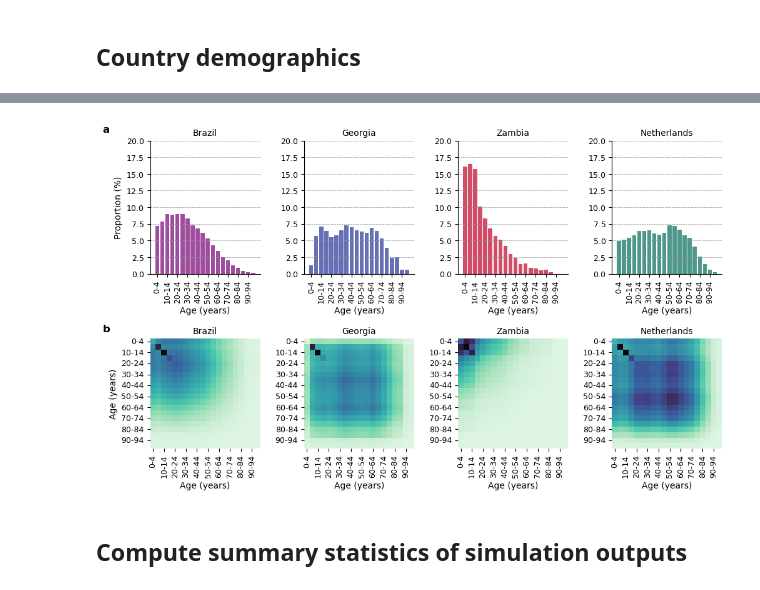
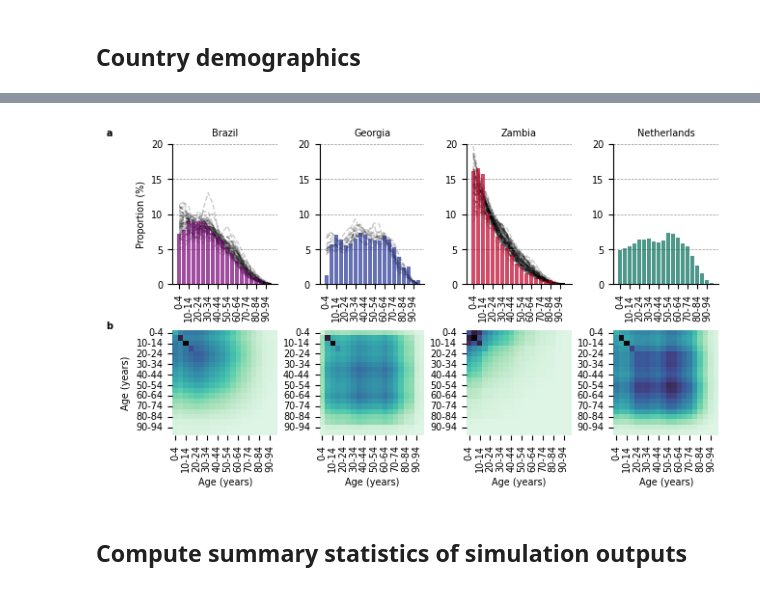
Before and after one commit to AMC-LAEB/PATAT-sim, a Jupyter notebook: projects/av_therapeutics/han-et-al_av_therapeutics.ipynb, the cells around one changed output, grey strips where cells are left out. Cells and saved outputs as stored; diff of their text form; code cells hidden in the pictures.

```diff
--- a/projects/av_therapeutics/han-et-al_av_therapeutics.ipynb
+++ b/projects/av_therapeutics/han-et-al_av_therapeutics.ipynb
@@ -55,3 +52,14 @@ Mean testing rate in NL (2021 - Q1/2022) =  7551.743032789028
 Mean testing rate in NL (Q2/2022) =  640.8287955417419
 # %% [markdown]
 ## Country demographics
+# %%
+age_bins = ['0-4', '5-9', '10-14', '15-19', '20-24', '25-29', '30-34', '35-39', '40-44', '45-49', '50-54', '55-59', '60-64', '65-69', '70-74', '75-79', '80-84', '85-89', '90-94', '95-99']
+age_df = pd.read_excel('./data/WPP2022_POP_F02_1_POPULATION_5-YEAR_AGE_GROUPS_BOTH_SEXES.xlsx')
+age_df = age_df[~pd.isna(age_df['ISO3 Alpha-code'])&(age_df['Year']==2021)].set_index("ISO3 Alpha-code")
+age_df['95-99'] = age_df['95-99'] + age_df['100+']
+age_df = age_df[age_bins]
+age_df = age_df.div(age_df.sum(axis=1), axis=0)
+display (age_df.head())
+
+match_lmic_df = pd.read_csv('./data/lmic_age_structure_match.csv')
+match_lmic_df.head()
@@ -63,48 +85,74 @@ country_cols = {"brazil":['#f768a1','#c51b8a','#7a0177'],
                 "netherlands":['#67a9cf','#1c9099','#016c59']}
 
 country_to_age_struc = {}
 with plt.style.context("default"):
-    fig = plt.figure(figsize=(11.8, 8.3*0.8))
-    gs = GridSpec(nrows=2, ncols=4, wspace=0.4, hspace=0.4)
+    fig = plt.figure(figsize=(7.3, 10.4*0.4))
+    gs = GridSpec(nrows=2, ncols=4, wspace=0.4, hspace=0.2)
     # plot age distribution
     for c, country in enumerate(country_list):
         ax = fig.add_subplot(gs[0,c])
         df = pd.read_excel("./data/patat_input_file_%s.xlsx"%(country)).set_index("parameter")
         height = np.array(ast.literal_eval(df.loc['age_structure', 'value']))*100
         country_to_age_struc[country] = height
-        ax.bar(x=np.arange(len(height)), height=height, color=country_cols[country][-1], alpha=0.7)
+        ax.bar(x=np.arange(len(height)), height=height, color=country_cols[country][-1], alpha=0.7, zorder=100)
         ax.set_ylim(0., 20)
         ax.set_xticks(np.arange(0, len(height), 2))
         ax.set_xticklabels(["%i-%i"%(i, i+4) for i in np.arange(0, 100, 5)][::2], rotation=90)
         if c == 0:
-            ax.set_ylabel("Proportion (%)", fontsize=10)
-        ax.set_title(country.capitalize(), fontsize=10)
+            ax.set_ylabel("Proportion (%)", fontsize=7)
+        ax.set_title(country.capitalize(), fontsize=7)
         for axis in ['top', 'right']:
             ax.spines[axis].set_visible(False)
         ax.grid(axis='y', lw=0.5, ls='--', c='#929292')
-        ax.tick_params(axis='both', labelsize=9)
-        ax.set_xlabel('Age (years)', fontsize=10)
+        ax.tick_params(axis='both', labelsize=7)
+        #ax.set_xlabel('Age (years)', fontsize=7)
+
+        # plot best-match countries
+        if c < 3:
+            catype = {'brazil':'BRA', 'georgia':"GEO", 'zambia':"ZMB"}[country]
+            # plot other countries
+            fdf = match_lmic_df[match_lmic_df['catype']==catype]
+            for matched_country in fdf['ISO3Code']:
+                if matched_country == 'KOS':
+                    continue
+                ax.plot(100*age_df.loc[matched_country].to_numpy(), lw=1., zorder=0, alpha=0.2, color='k', ls='--')
+
+            """
+                #ax.scatter(np.arange(len(age_bins)), age_df.loc[catype].to_numpy(), lw=1., marker='.', s=20)
+
+            ax.set_ylim(0., 0.2)
+            for axis in ['top', 'right']:
+                ax.spines[axis].set_visible(False)
+            if i > 0:
+                ax.set_yticklabels([])
+                if i == 1:
+                    ax.set_xlabel("Age (years)")
+            else:
+                ax.set_ylabel("Proportion")
+            ax.set_xticks(list(np.arange(0, len(age_bins), 2)))
+            ax.set_xticklabels(np.array(age_bins)[ax.get_xticks()],rotation=90)
+            ax.set_title(catype)
+            """
 
         # plot contact matrices
         ax = fig.add_subplot(gs[1,c])
         contact_mat = np.load("./data/contact_mat_%s.npz"%(country))['contact_mat']
         sns.heatmap(contact_mat, cmap='mako_r', square=True, cbar=False, ax=ax)
         ax.set_xticks(np.arange(0, len(height), 2)+0.5)
         ax.set_xticklabels(["%i-%i"%(i, i+4) for i in np.arange(0, 100, 5)][::2], rotation=90)
         ax.set_yticks(np.arange(0, len(height), 2)+0.5)
         ax.set_yticklabels(["%i-%i"%(i, i+4) for i in np.arange(0, 100, 5)][::2], rotation=0)
-        ax.set_title(country.capitalize(), fontsize=10)
         if c == 0:
-            ax.set_ylabel('Age (years)', fontsize=10)
-        ax.set_xlabel('Age (years)', fontsize=10)
-        ax.tick_params(axis='both', labelsize=9)
+            ax.set_ylabel('Age (years)', fontsize=7)
+        ax.tick_params(axis='both', labelsize=7)
+        ax.set_xlabel('Age (years)', fontsize=7)
 
-    fig.text(x=0.06, y=0.9, s=r"$\bf{a}$", fontsize=12, transform=fig.transFigure)
-    fig.text(x=0.06, y=0.42, s=r"$\bf{b}$", fontsize=12, transform=fig.transFigure)
-    plt.savefig('./figures/FigureS1.png', dpi=600, bbox_inches='tight')
+    fig.text(x=0.03, y=0.9, s=r"$\bf{a}$", fontsize=7, transform=fig.transFigure)
+    fig.text(x=0.03, y=0.42, s=r"$\bf{b}$", fontsize=7, transform=fig.transFigure)
+    plt.savefig('./figures/FigureS1.png', dpi=330, bbox_inches='tight')
     plt.show()
 # %% [output]
-[figure, old version]
+[figure, new version]
 # %% [markdown]
 ## Compute summary statistics of simulation outputs
 # %%
```
Also changed, not shown: parts of 16 cells of this notebook, 25 other files.
